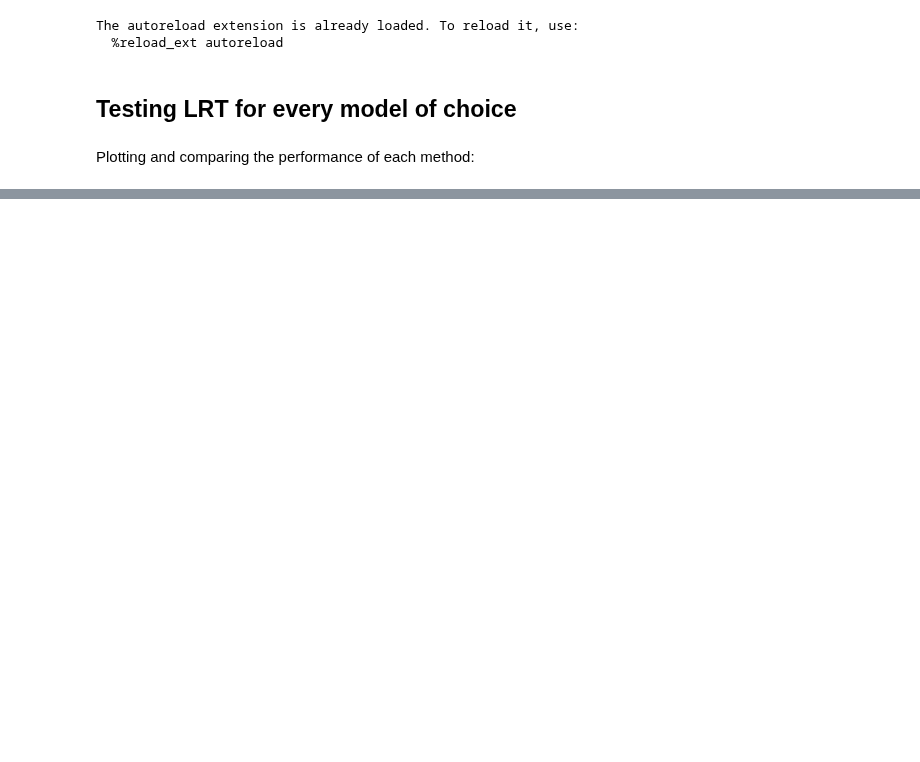
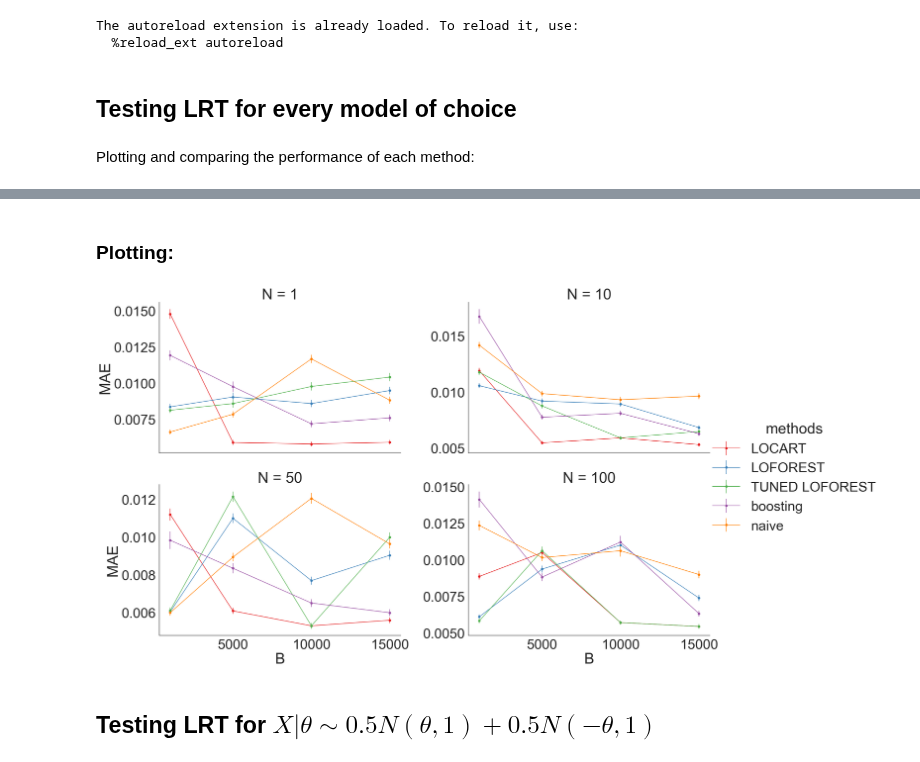
Before and after one commit to Monoxido45/CSI, a Jupyter notebook: experiments/lrt_all_simulations.ipynb, the cells around one changed output, grey strips where cells are left out. Drawn from its saved outputs; the diff is of its cells as text; code cells hidden in the pictures; blank space fills up the shorter version.

```diff
--- a/experiments/lrt_all_simulations.ipynb
+++ b/experiments/lrt_all_simulations.ipynb
@@ -42,7 +42,7 @@ def obtain_quantiles(
     naive_n=500
 ):
     # fitting and predicting naive
-    naive_quantiles = naive(stat = "lrt", kind_model = kind_model, alpha = alpha, rng = rng, B=B, N=N, naive_n= naive_n)
+    naive_quantiles = naive(stat = "LRT", kind_model = kind_model, alpha = alpha, rng = rng, B=B, N=N, naive_n= naive_n)
     naive_list = predict_naive_quantile(kind_model, thetas, naive_quantiles)
 
     # simulating to fit models
@@ -113,8 +113,6 @@ def obtain_quantiles(
     )
 
     print("Tuned K: ", K_loforest)
-    # ks quantile
-    ks_quantiles = np.tile(stats.kstwobign.ppf(1 - alpha), thetas.shape[0])
 
     # dictionary of quantiles
     quantile_dict = {
@@ -123,7 +121,6 @@ def obtain_quantiles(
         "loforest": loforest_cutoffs,
         "tuned_loforest": loforest_cutoffs_tuned,
         "boosting": boosting_quantiles,
-        "ks": ks_quantiles,
     }
 
     return quantile_dict
@@ -129,0 +209,15 @@ def obtain_quantiles(
+# %%
+n_out = 750
+thetas_grid = np.linspace(-4.999, 4.999, n_out)
+# %%
+mae_stats = compute_MAE_N(
+    kind_model = "1d_normal",
+    thetas = thetas_grid,
+    N=np.array([1, 10, 50, 100]),
+    B=np.array([1000, 5000, 10000, 15000]),
+    naive_n=500,
+    min_samples_leaf=300,
+    n_estimators=200,
+    seed = 567456,
+    K = 50,
+)
@@ -129,0 +242,24 @@ def obtain_quantiles(
+# %% [markdown]
+### Plotting:
+# %%
+sns.set(style="white", font_scale=3.5)
+g = sns.FacetGrid(
+    mae_stats,
+    col="N",
+    col_wrap=2,
+    height=8,
+    aspect=1.60,
+    hue="methods",
+    palette="Set1",
+    margin_titles=True,
+    sharey=False,
+)
+g.map(plt.errorbar, "B", "MAE", "se", marker="o", fmt="-o")
+g.add_legend()
+
+# Show the plot
+plt.show()
+# %% [output]
+[figure, added]
+# %% [markdown]
+## Testing LRT for $X|\theta \sim 0.5 N(\theta, 1) + 0.5 N(-\theta, 1)$
```
Also changed, not shown: parts of 10 cells of this notebook, 1 other file.
